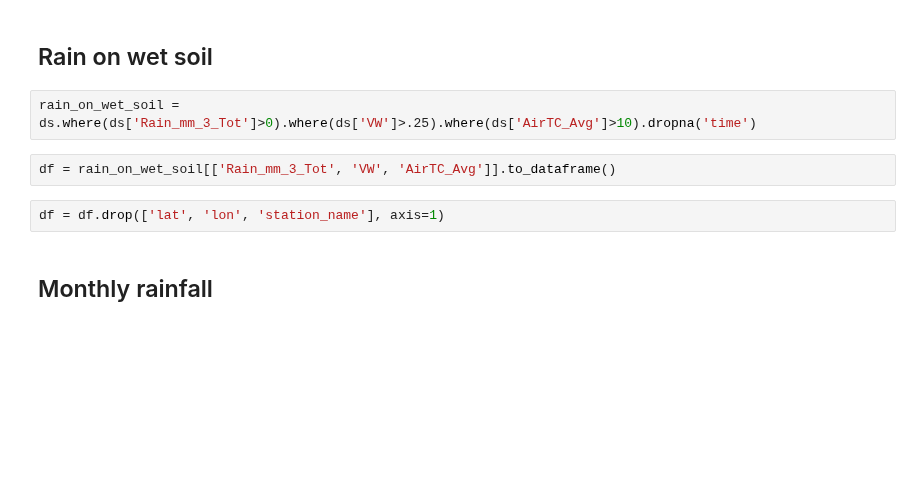
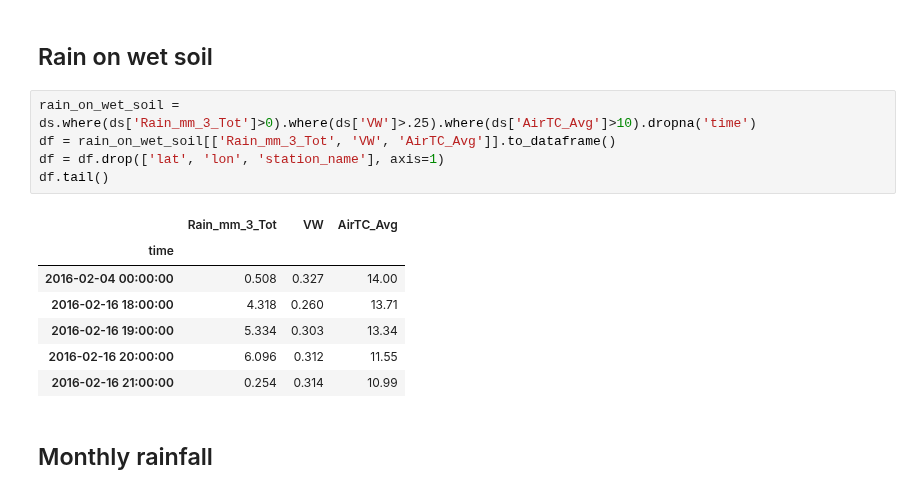
Before and after one commit to jsignell/intro-to-netcdf, a Jupyter notebook: Intro to Python.ipynb, the cells around one changed output. Saved outputs shown, nothing was run; the diff lists cells and outputs as text; blank space fills up the shorter version.

```diff
--- a/Intro to Python.ipynb
+++ b/Intro to Python.ipynb
@@ -134,10 +134,17 @@ plt.show()
 ## Rain on wet soil
 # %%
 rain_on_wet_soil = ds.where(ds['Rain_mm_3_Tot']>0).where(ds['VW']>.25).where(ds['AirTC_Avg']>10).dropna('time')
+df = rain_on_wet_soil[['Rain_mm_3_Tot', 'VW', 'AirTC_Avg']].to_dataframe()
+df = df.drop(['lat', 'lon', 'station_name'], axis=1)
+df.tail()
+# %% [output]
+|  | Rain_mm_3_Tot | VW | AirTC_Avg |
+| time |  |  |  |
+| 2016-02-04 00:00:00 | 0.508 | 0.327 | 14.00 |
+| 2016-02-16 18:00:00 | 4.318 | 0.260 | 13.71 |
+| 2016-02-16 19:00:00 | 5.334 | 0.303 | 13.34 |
+| 2016-02-16 20:00:00 | 6.096 | 0.312 | 11.55 |
+| 2016-02-16 21:00:00 | 0.254 | 0.314 | 10.99 |
-# %%
-df = rain_on_wet_soil[['Rain_mm_3_Tot', 'VW', 'AirTC_Avg']].to_dataframe()
-# %%
-df = df.drop(['lat', 'lon', 'station_name'], axis=1)
 # %% [markdown]
 ## Monthly rainfall
 # %%
```
Also changed, not shown: 2 other files.
